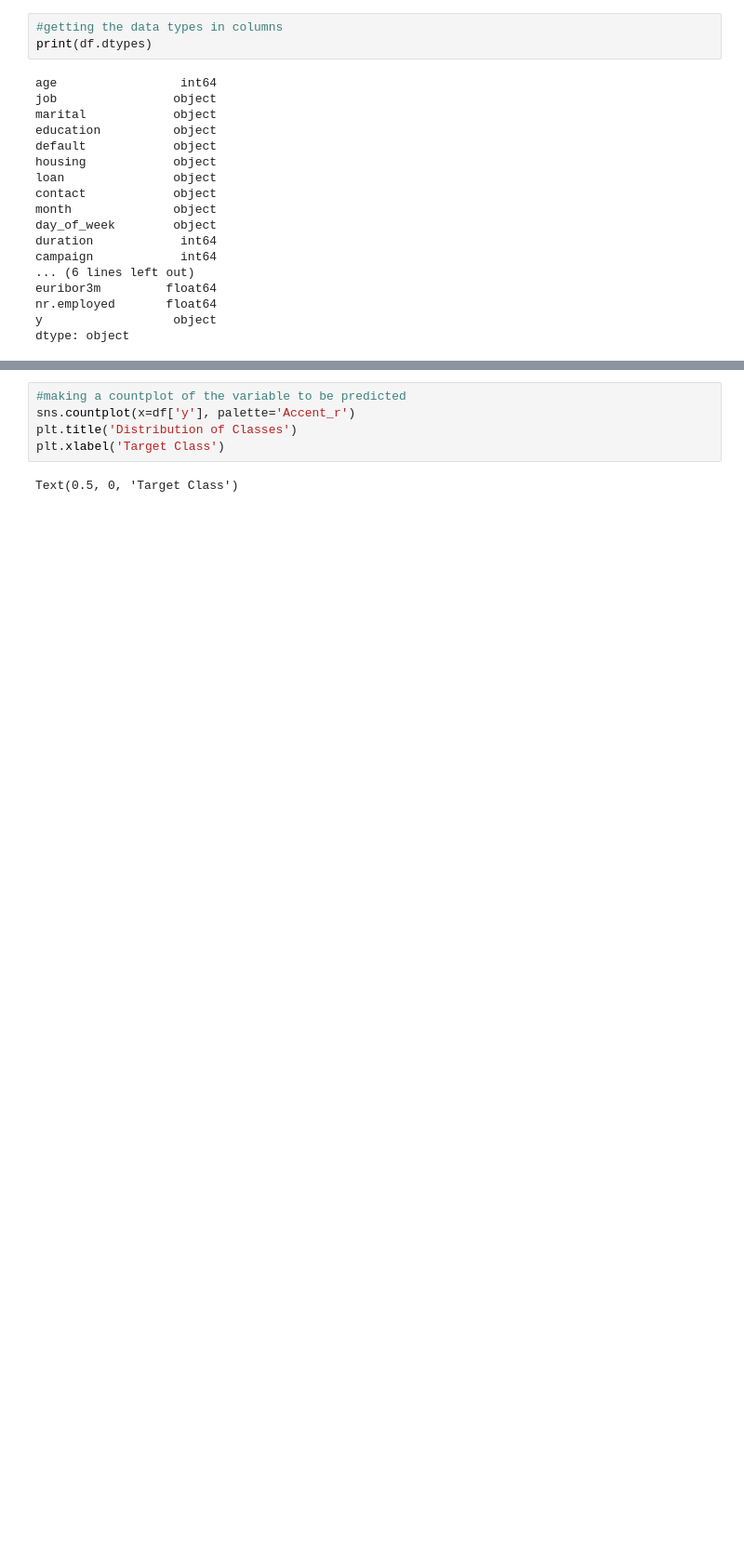
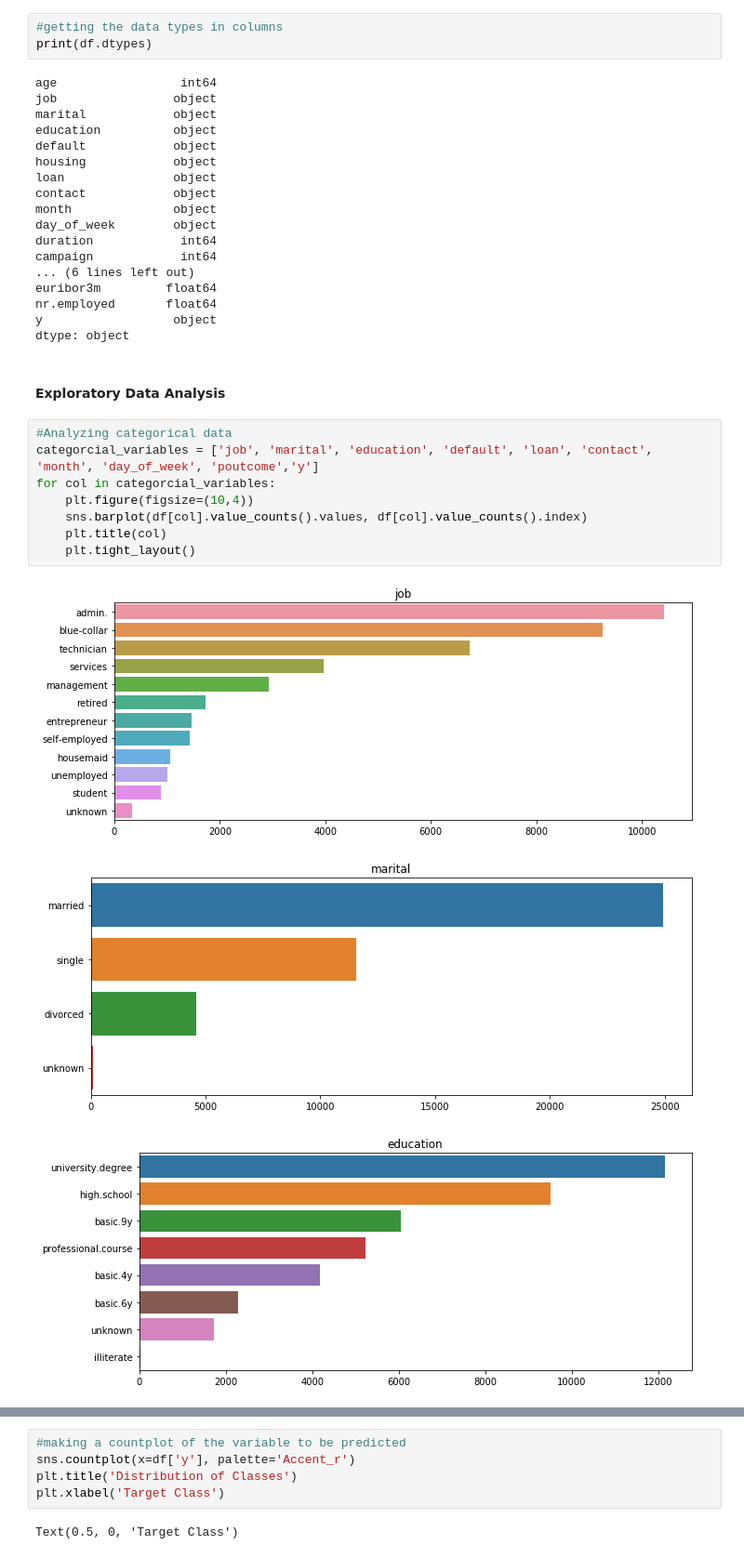
Before and after one commit to kavehamini/Bank_Marketing, a Jupyter notebook: Bank_Marketing.ipynb, the cells around one changed output, grey strips where cells are left out. Shown at 93% size. Drawn from its saved outputs; the diff is of its cells as text; blank space fills up the shorter version.

```diff
--- a/Bank_Marketing.ipynb
+++ b/Bank_Marketing.ipynb
@@ -129,3 +129,17 @@ euribor3m         float64
 nr.employed       float64
 y                  object
 dtype: object
+# %% [markdown]
+#### Exploratory Data Analysis
+# %%
+#Analyzing categorical data
+categorcial_variables = ['job', 'marital', 'education', 'default', 'loan', 'contact', 'month', 'day_of_week', 'poutcome','y']
+for col in categorcial_variables:
+    plt.figure(figsize=(10,4))
+    sns.barplot(df[col].value_counts().values, df[col].value_counts().index)
+    plt.title(col)
+    plt.tight_layout()
+# %% [output]
+[figure, added]
+[figure, added]
+[figure, added]
```
Also changed, not shown: parts of 1 cell of this notebook.
